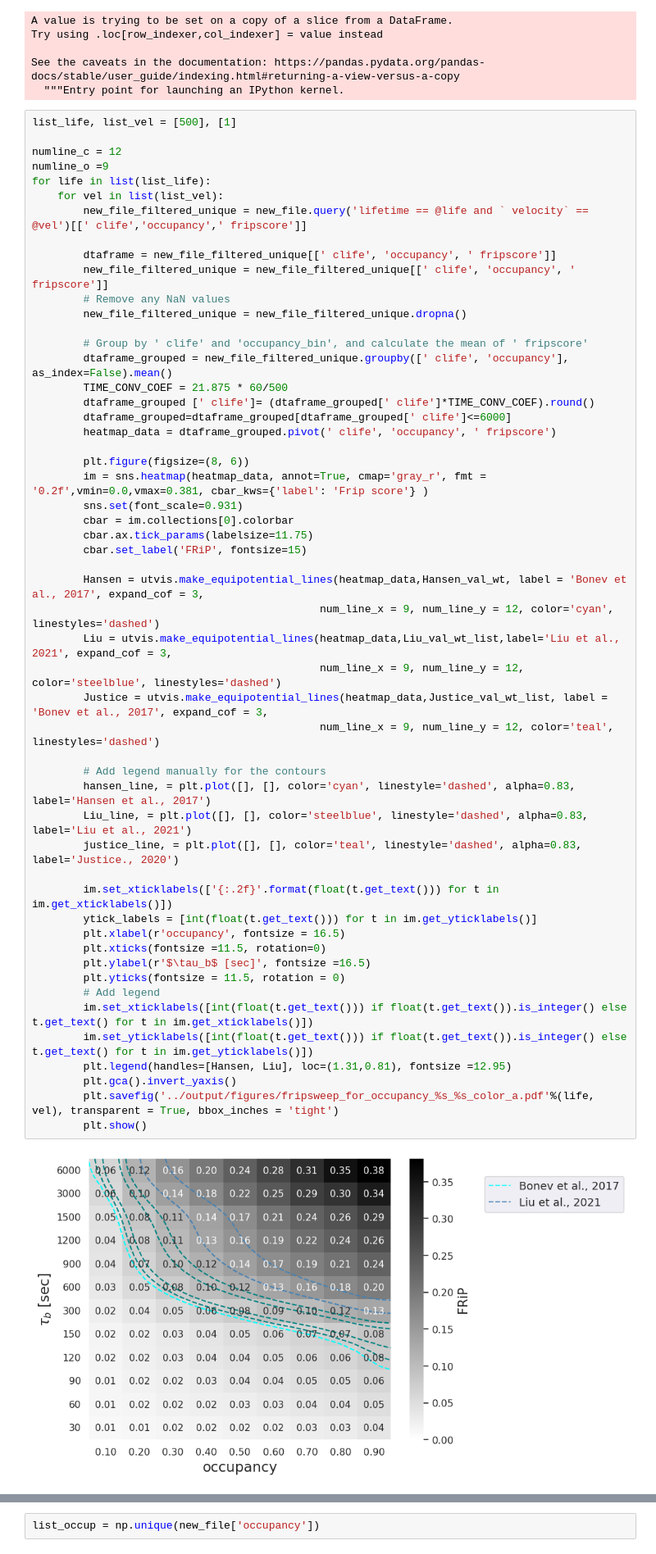
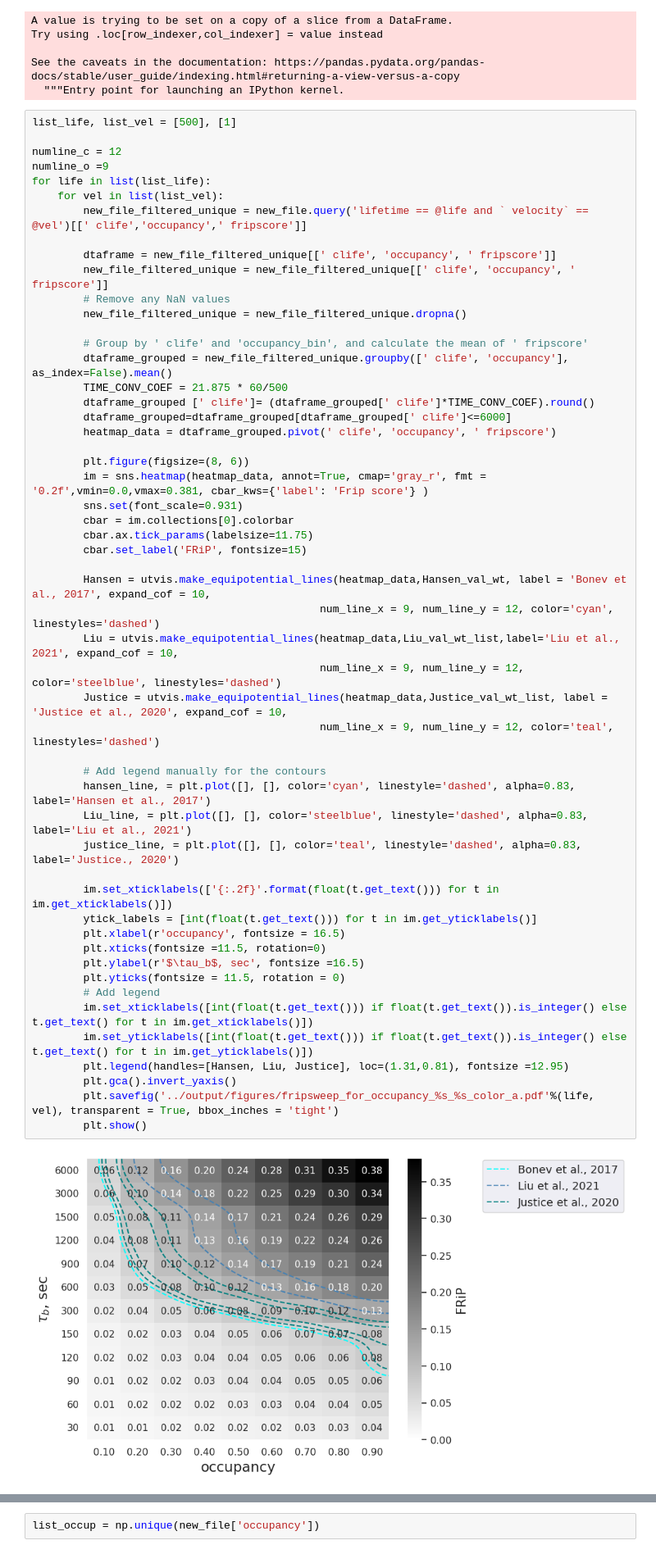
Before and after one commit to Fudenberg-Research-Group/dynamic_extrusion_boundaries, a Jupyter notebook: analysis/sweeps_map_frips.ipynb, the cells around one changed output, grey strips where cells are left out. Shown at 82% size. Saved outputs shown, nothing was run; the diff lists cells and outputs as text.

```diff
--- a/analysis/sweeps_map_frips.ipynb
+++ b/analysis/sweeps_map_frips.ipynb
@@ -191,39 +191,39 @@ for life in list(list_life):
         heatmap_data = dtaframe_grouped.pivot(' clife', 'occupancy', ' fripscore')
 
         plt.figure(figsize=(8, 6))
         im = sns.heatmap(heatmap_data, annot=True, cmap='gray_r', fmt = '0.2f',vmin=0.0,vmax=0.381, cbar_kws={'label': 'Frip score'} )
         sns.set(font_scale=0.931)
         cbar = im.collections[0].colorbar
         cbar.ax.tick_params(labelsize=11.75)
         cbar.set_label('FRiP', fontsize=15)
 
-        Hansen = utvis.make_equipotential_lines(heatmap_data,Hansen_val_wt, label = 'Bonev et al., 2017', expand_cof = 3,
+        Hansen = utvis.make_equipotential_lines(heatmap_data,Hansen_val_wt, label = 'Bonev et al., 2017', expand_cof = 10,
                                              num_line_x = 9, num_line_y = 12, color='cyan', linestyles='dashed')
-        Liu = utvis.make_equipotential_lines(heatmap_data,Liu_val_wt_list,label='Liu et al., 2021', expand_cof = 3,
+        Liu = utvis.make_equipotential_lines(heatmap_data,Liu_val_wt_list,label='Liu et al., 2021', expand_cof = 10,
                                              num_line_x = 9, num_line_y = 12, color='steelblue', linestyles='dashed')
-        Justice = utvis.make_equipotential_lines(heatmap_data,Justice_val_wt_list, label = 'Bonev et al., 2017', expand_cof = 3,
+        Justice = utvis.make_equipotential_lines(heatmap_data,Justice_val_wt_list, label = 'Justice et al., 2020', expand_cof = 10,
                                              num_line_x = 9, num_line_y = 12, color='teal', linestyles='dashed')
 
         # Add legend manually for the contours
         hansen_line, = plt.plot([], [], color='cyan', linestyle='dashed', alpha=0.83, label='Hansen et al., 2017')
         Liu_line, = plt.plot([], [], color='steelblue', linestyle='dashed', alpha=0.83, label='Liu et al., 2021')
         justice_line, = plt.plot([], [], color='teal', linestyle='dashed', alpha=0.83, label='Justice., 2020')
 
         im.set_xticklabels(['{:.2f}'.format(float(t.get_text())) for t in im.get_xticklabels()])
         ytick_labels = [int(float(t.get_text())) for t in im.get_yticklabels()]
         plt.xlabel(r'occupancy', fontsize = 16.5)
         plt.xticks(fontsize =11.5, rotation=0)
-        plt.ylabel(r'$\tau_b$ [sec]', fontsize =16.5)
+        plt.ylabel(r'$\tau_b$, sec', fontsize =16.5)
         plt.yticks(fontsize = 11.5, rotation = 0)
         # Add legend
         im.set_xticklabels([int(float(t.get_text())) if float(t.get_text()).is_integer() else t.get_text() for t in im.get_xticklabels()])
         im.set_yticklabels([int(float(t.get_text())) if float(t.get_text()).is_integer() else t.get_text() for t in im.get_yticklabels()])
-        plt.legend(handles=[Hansen, Liu], loc=(1.31,0.81), fontsize =12.95)
+        plt.legend(handles=[Hansen, Liu, Justice], loc=(1.31,0.81), fontsize =12.95)
         plt.gca().invert_yaxis()
         plt.savefig('../output/figures/fripsweep_for_occupancy_%s_%s_color_a.pdf'%(life, vel), transparent = True, bbox_inches = 'tight')
         plt.show()
 # %% [output]
-[figure, old version]
+[figure, new version]
 # %%
 aimed_occupancy = [0.1, 0.2,0.3, 0.4, 0.5, 0.6, 0.7, 0.8, 0.9]
 
```
Also changed, not shown: parts of 1 cell of this notebook, 1 other file.
